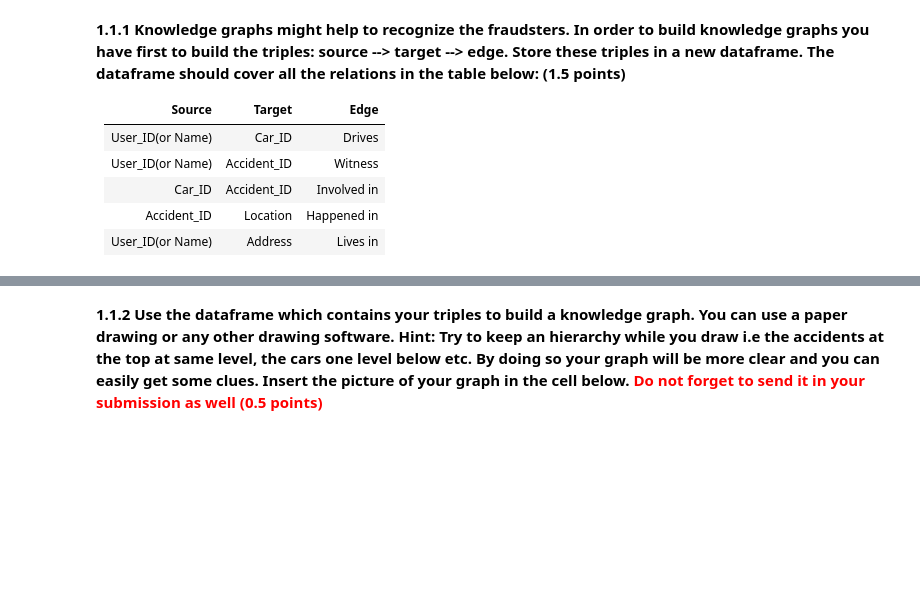
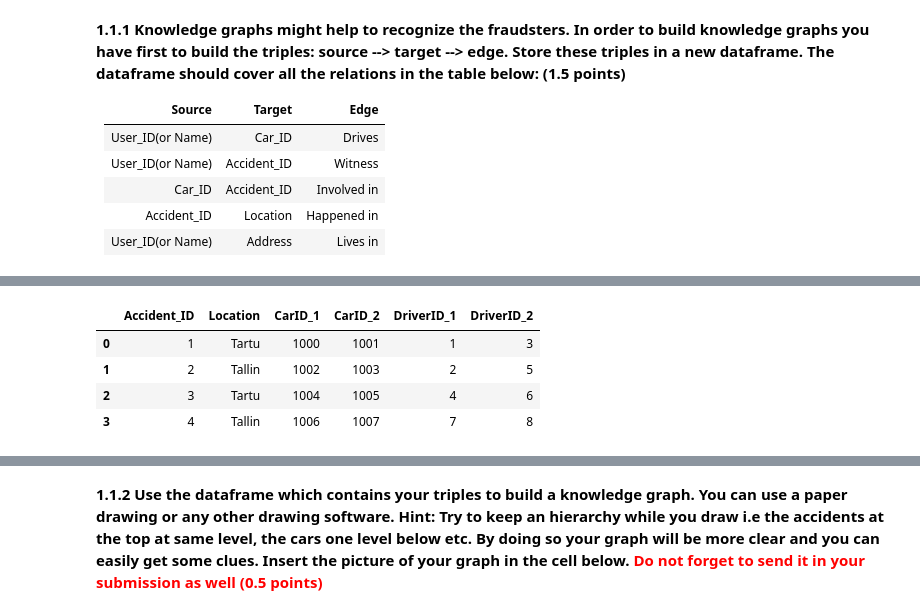
Before and after one commit to enliktjioe/bda2020, a Jupyter notebook: HW6/Homework_06.ipynb, the cells around one changed output, grey strips where cells are left out. Saved outputs shown, nothing was run; the diff lists cells and outputs as text; code cells hidden in the pictures; blank space fills up the shorter version.

```diff
--- a/HW6/Homework_06.ipynb
+++ b/HW6/Homework_06.ipynb
@@ -64,0 +122,9 @@ The fields included are:
+# %%
+df2 = accidents
+df2
+# %% [output]
+|  | Accident_ID | Location | CarID_1 | CarID_2 | DriverID_1 | DriverID_2 |
+| 0 | 1 | Tartu | 1000 | 1001 | 1 | 3 |
+| 1 | 2 | Tallin | 1002 | 1003 | 2 | 5 |
+| 2 | 3 | Tartu | 1004 | 1005 | 4 | 6 |
+| 3 | 4 | Tallin | 1006 | 1007 | 7 | 8 |
```
Also changed, not shown: parts of 11 cells of this notebook, 6 other files.
